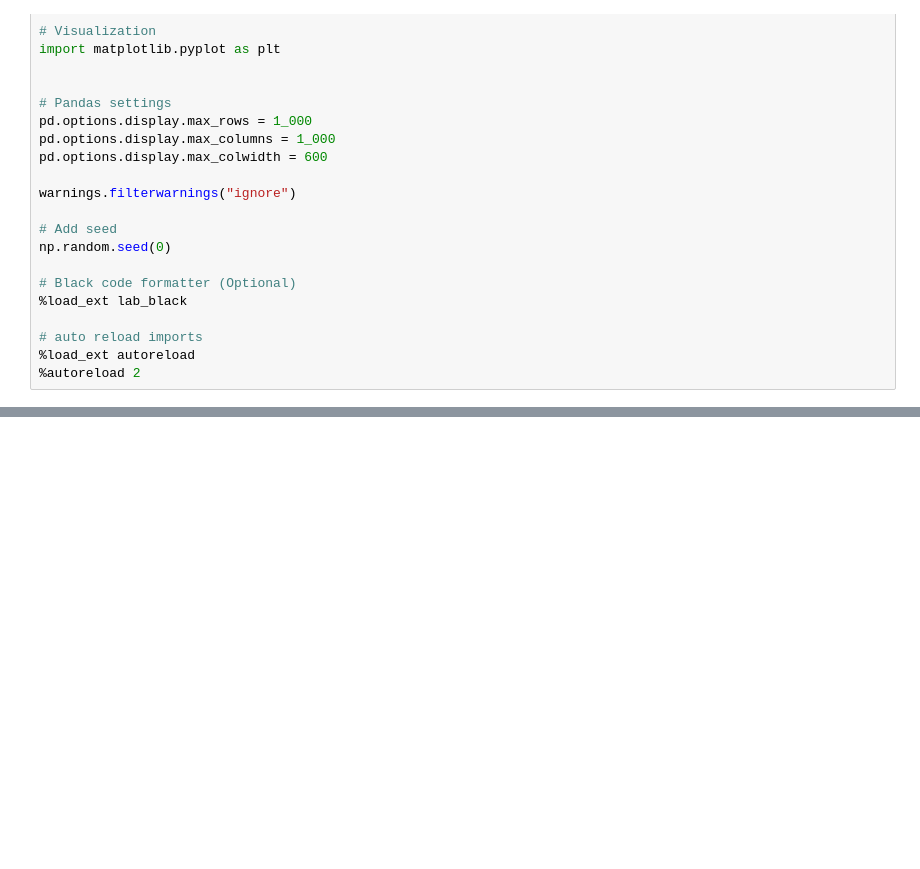
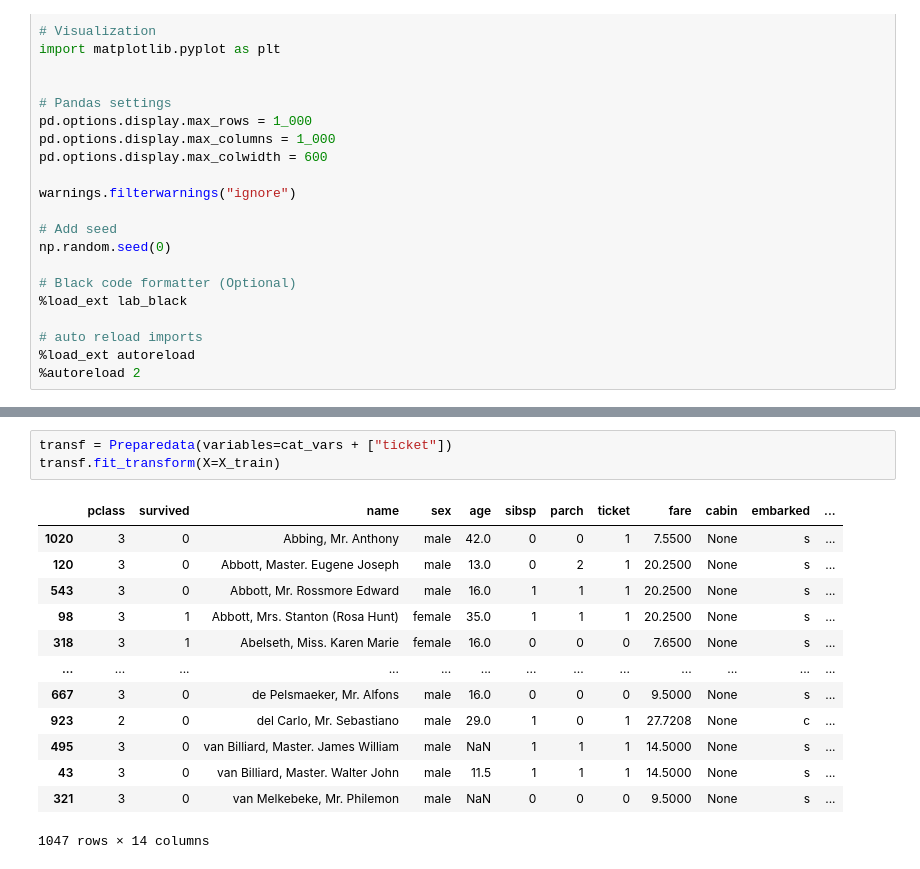
Before and after one commit to chineidu/MLOps_Tutorials, a Jupyter notebook: other_notes/Automations/DVC/lab.ipynb, the cells around one changed output, grey strips where cells are left out. Drawn from its saved outputs; the diff is of its cells as text; blank space fills up the shorter version.

```diff
--- a/other_notes/Automations/DVC/lab.ipynb
+++ b/other_notes/Automations/DVC/lab.ipynb
@@ -47,0 +241,17 @@ np.random.seed(0)
+# %%
+transf = Preparedata(variables=cat_vars + ["ticket"])
+transf.fit_transform(X=X_train)
+# %% [output]
+|  | pclass | survived | name | sex | age | sibsp | parch | ticket | fare | cabin | embarked | ... |
+| 1020 | 3 | 0 | Abbing, Mr. Anthony | male | 42.0 | 0 | 0 | 1 | 7.5500 | None | s | ... |
+| 120 | 3 | 0 | Abbott, Master. Eugene Joseph | male | 13.0 | 0 | 2 | 1 | 20.2500 | None | s | ... |
+| 543 | 3 | 0 | Abbott, Mr. Rossmore Edward | male | 16.0 | 1 | 1 | 1 | 20.2500 | None | s | ... |
+| 98 | 3 | 1 | Abbott, Mrs. Stanton (Rosa Hunt) | female | 35.0 | 1 | 1 | 1 | 20.2500 | None | s | ... |
+| 318 | 3 | 1 | Abelseth, Miss. Karen Marie | female | 16.0 | 0 | 0 | 0 | 7.6500 | None | s | ... |
+| ... | ... | ... | ... | ... | ... | ... | ... | ... | ... | ... | ... | ... |
+| 667 | 3 | 0 | de Pelsmaeker, Mr. Alfons | male | 16.0 | 0 | 0 | 0 | 9.5000 | None | s | ... |
+| 923 | 2 | 0 | del Carlo, Mr. Sebastiano | male | 29.0 | 1 | 0 | 1 | 27.7208 | None | c | ... |
+| 495 | 3 | 0 | van Billiard, Master. James William | male | NaN | 1 | 1 | 1 | 14.5000 | None | s | ... |
+| 43 | 3 | 0 | van Billiard, Master. Walter John | male | 11.5 | 1 | 1 | 1 | 14.5000 | None | s | ... |
+| 321 | 3 | 0 | van Melkebeke, Mr. Philemon | male | NaN | 0 | 0 | 0 | 9.5000 | None | s | ... |
+1047 rows × 14 columns
```
Also changed, not shown: parts of 17 cells of this notebook, 3 other files.
